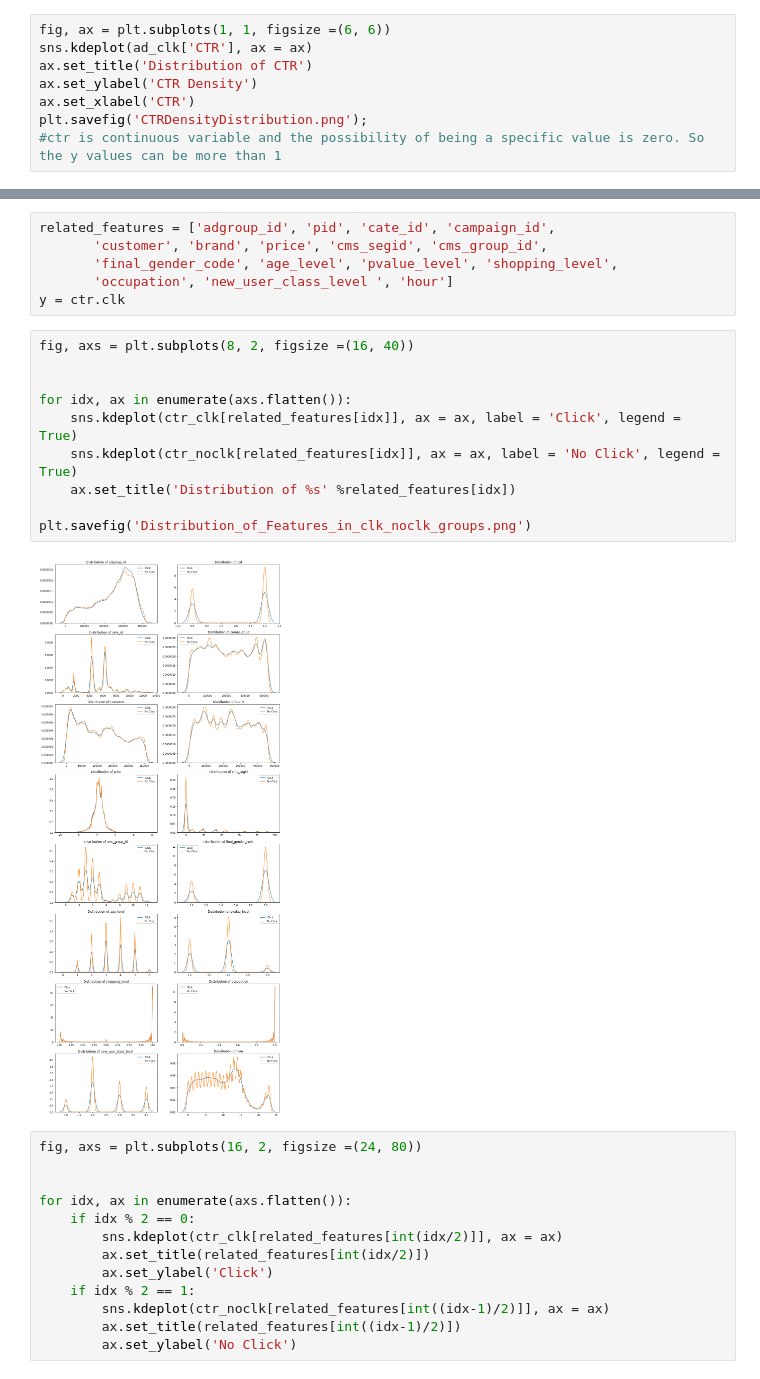
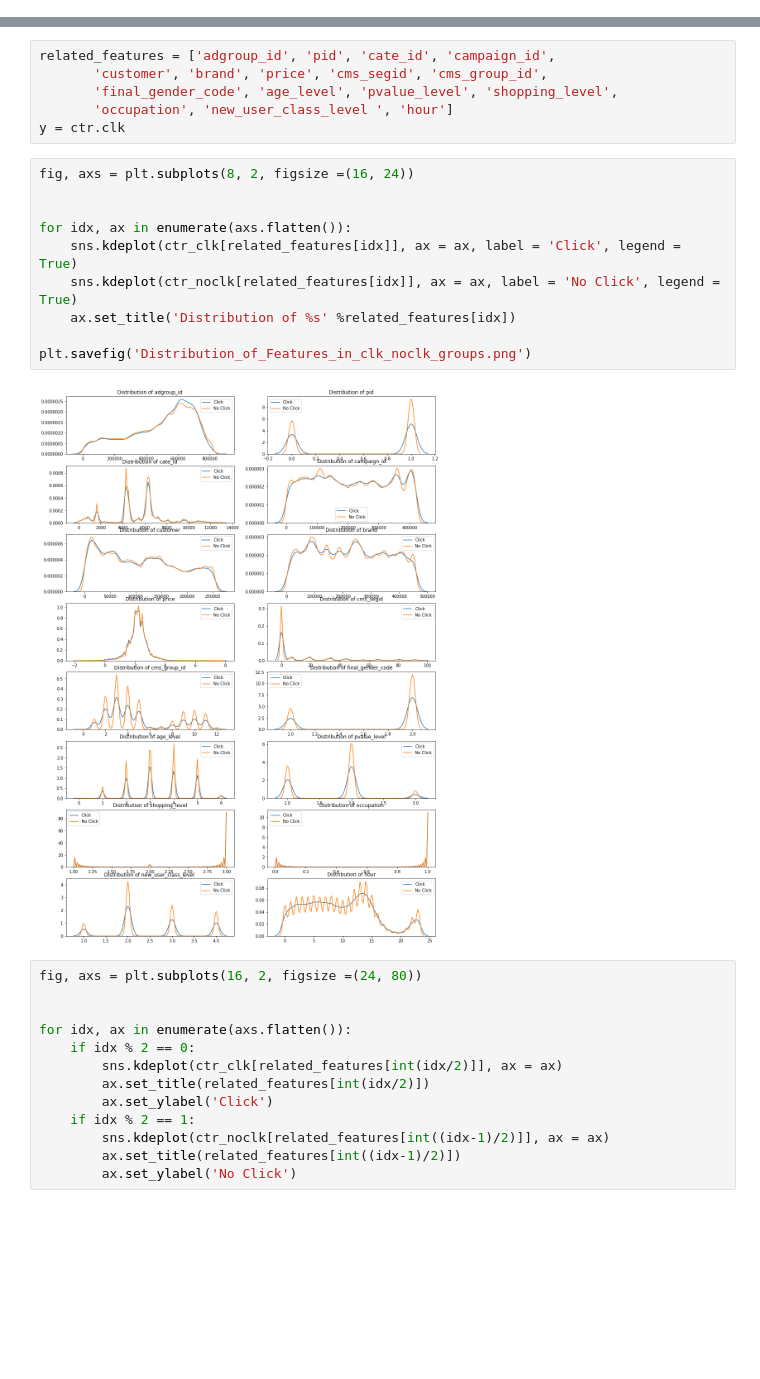
Before and after one commit to elainewyq/Click_Through_Rate_Prediction_Taobao, a Jupyter notebook: CTR_EDA.ipynb, the cells around one changed output, grey strips where cells are left out. Cells and saved outputs as stored; diff of their text form; blank space fills up the shorter version.

```diff
--- a/CTR_EDA.ipynb
+++ b/CTR_EDA.ipynb
@@ -303,11 +239,3 @@ print('%.3f of adds get equal to or less than %d page views'%(ad_view_times, n))
 ad_clk = ctr.groupby('adgroup_id').agg({'time': 'count', 'clk': 'sum'})
 # %%
 ad_clk['ctr'] = ad_clk['clk']/ad_clk['time']
-# %%
-fig, ax = plt.subplots(1, 1, figsize =(6, 6))
-sns.kdeplot(ad_clk['CTR'], ax = ax)
-ax.set_title('Distribution of CTR')
-ax.set_ylabel('CTR Density')
-ax.set_xlabel('CTR')
-plt.savefig('CTRDensityDistribution.png');
-#ctr is continuous variable and the possibility of being a specific value is zero. So the y values can be more than 1
@@ -377,17 +388,17 @@ related_features = ['adgroup_id', 'pid', 'cate_id', 'campaign_id',
        'occupation', 'new_user_class_level ', 'hour']
 y = ctr.clk
 # %%
-fig, axs = plt.subplots(8, 2, figsize =(16, 40))
+fig, axs = plt.subplots(8, 2, figsize =(16, 24))
 
 
 for idx, ax in enumerate(axs.flatten()):
     sns.kdeplot(ctr_clk[related_features[idx]], ax = ax, label = 'Click', legend = True)
     sns.kdeplot(ctr_noclk[related_features[idx]], ax = ax, label = 'No Click', legend = True)
     ax.set_title('Distribution of %s' %related_features[idx])
 
 plt.savefig('Distribution_of_Features_in_clk_noclk_groups.png')
 # %% [output]
-[figure, old version]
+[figure, new version]
 # %%
 fig, axs = plt.subplots(16, 2, figsize =(24, 80))
 
```
Also changed, not shown: parts of 51 cells of this notebook.
